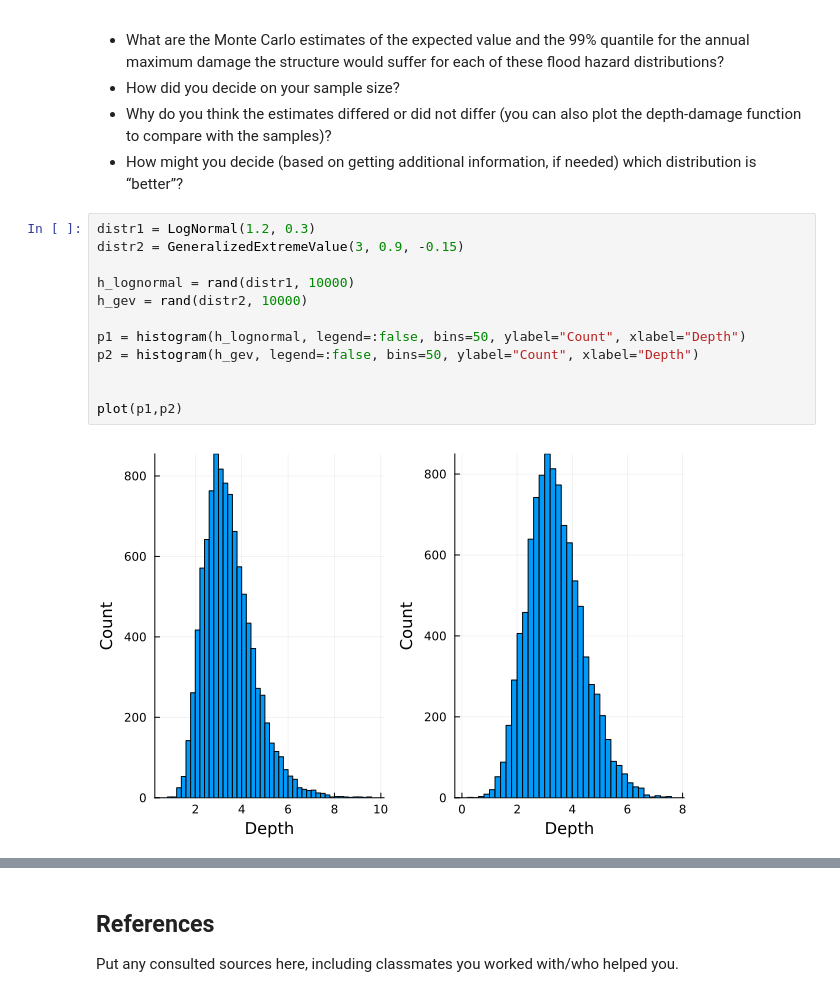
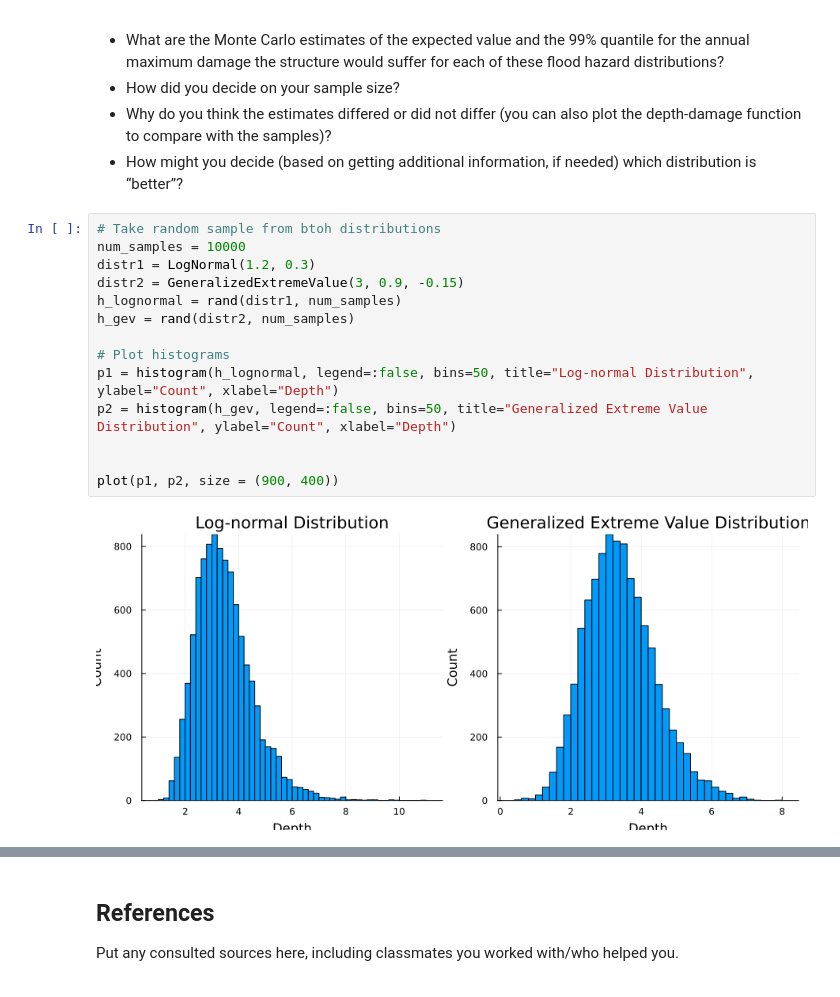
Before and after one commit to BEE4750-FA25/lab-2-mb2557-droid, a Jupyter notebook: lab02.ipynb, the cells around one changed output, grey strips where cells are left out. Saved outputs shown, nothing was run; the diff lists cells and outputs as text.

```diff
--- a/lab02.ipynb
+++ b/lab02.ipynb
@@ -184,17 +167,19 @@ following questions:
 -   How might you decide (based on getting additional information, if
     needed) which distribution is “better”?
 # %%
+# Take random sample from btoh distributions
+num_samples = 10000
 distr1 = LogNormal(1.2, 0.3)
 distr2 = GeneralizedExtremeValue(3, 0.9, -0.15)
+h_lognormal = rand(distr1, num_samples)
+h_gev = rand(distr2, num_samples)
 
-h_lognormal = rand(distr1, 10000)
-h_gev = rand(distr2, 10000)
-
-p1 = histogram(h_lognormal, legend=:false, bins=50, ylabel="Count", xlabel="Depth")
-p2 = histogram(h_gev, legend=:false, bins=50, ylabel="Count", xlabel="Depth")
+# Plot histograms
+p1 = histogram(h_lognormal, legend=:false, bins=50, title="Log-normal Distribution", ylabel="Count", xlabel="Depth")
+p2 = histogram(h_gev, legend=:false, bins=50, title="Generalized Extreme Value Distribution", ylabel="Count", xlabel="Depth")
 
 
-plot(p1,p2)
+plot(p1, p2, size = (900, 400))
 # %% [output]
-[figure, old version]
+[figure, new version]
 # %%
```
Also changed, not shown: parts of 2 cells of this notebook.
